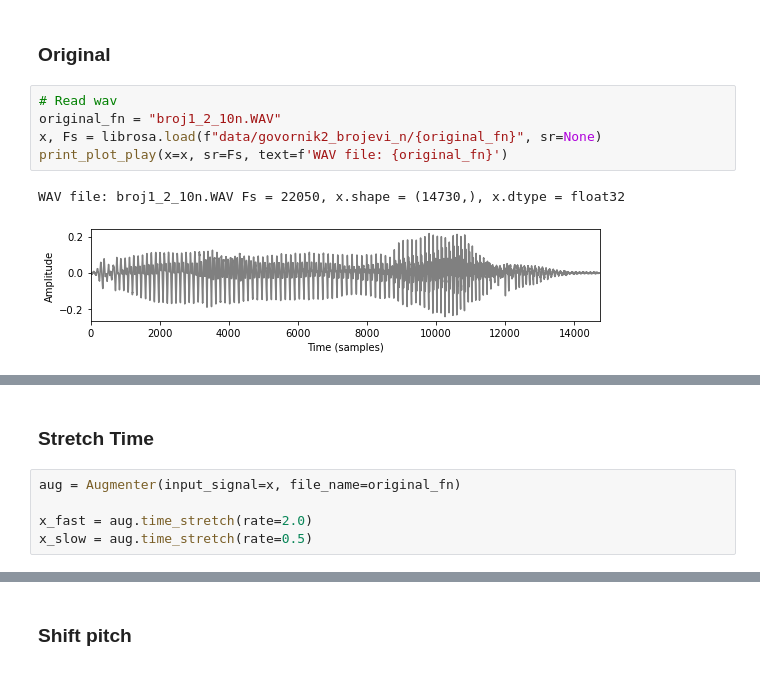
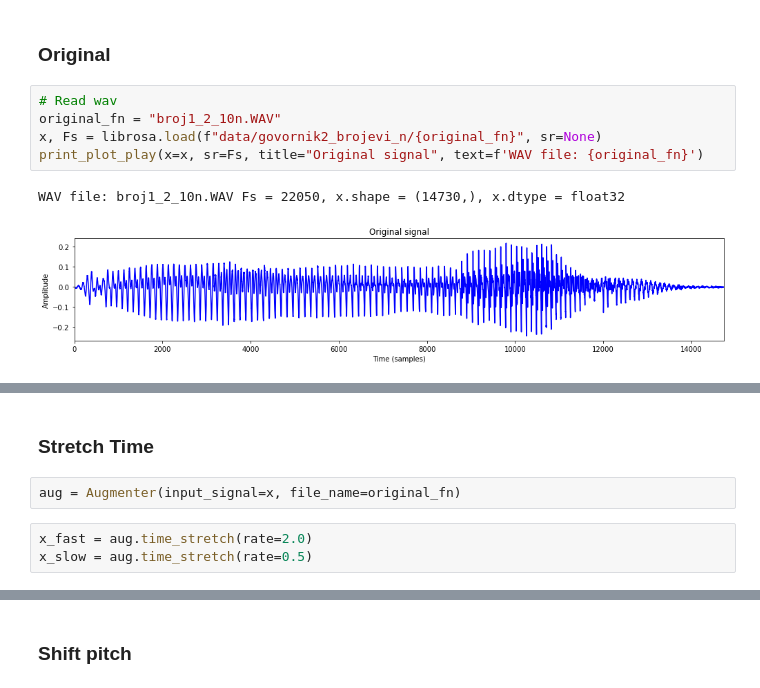
Before and after one commit to djolle87/data_augmentation, a Jupyter notebook: augmentation_demo.ipynb, the cells around one changed output, grey strips where cells are left out. Saved outputs shown, nothing was run; the diff lists cells and outputs as text.

```diff
--- a/augmentation_demo.ipynb
+++ b/augmentation_demo.ipynb
@@ -56,17 +61,17 @@ config
 # %%
 # Read wav
 original_fn = "broj1_2_10n.WAV"
 x, Fs = librosa.load(f"data/govornik2_brojevi_n/{original_fn}", sr=None)
-print_plot_play(x=x, sr=Fs, text=f'WAV file: {original_fn}')
+print_plot_play(x=x, sr=Fs, title="Original signal", text=f'WAV file: {original_fn}')
 # %% [output]
 WAV file: broj1_2_10n.WAV Fs = 22050, x.shape = (14730,), x.dtype = float32
-[figure, old version]
+[figure, new version]
 [interactive output not drawn]
 # %% [markdown]
 ### Stretch Time
+# %%
+aug = Augmenter(input_signal=x, file_name=original_fn)
 # %%
-aug = Augmenter(input_signal=x, file_name=original_fn)
-
 x_fast = aug.time_stretch(rate=2.0)
 x_slow = aug.time_stretch(rate=0.5)
 # %%
```
Also changed, not shown: parts of 21 cells of this notebook, 9 other files.
